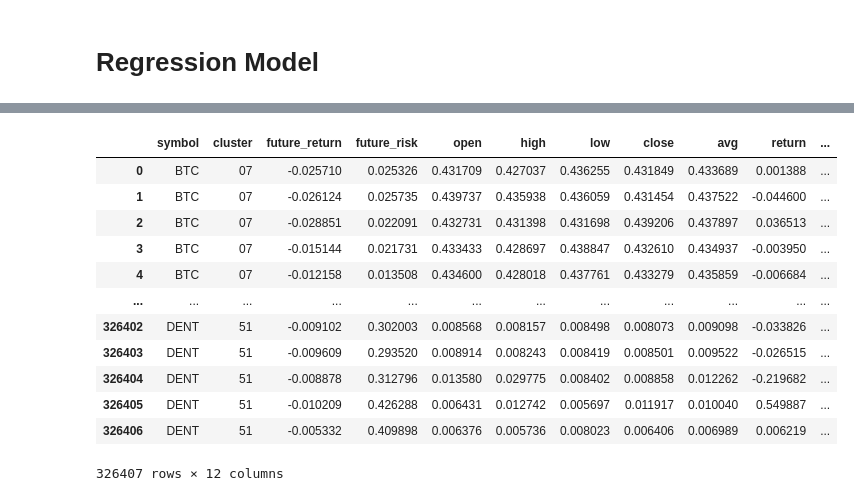
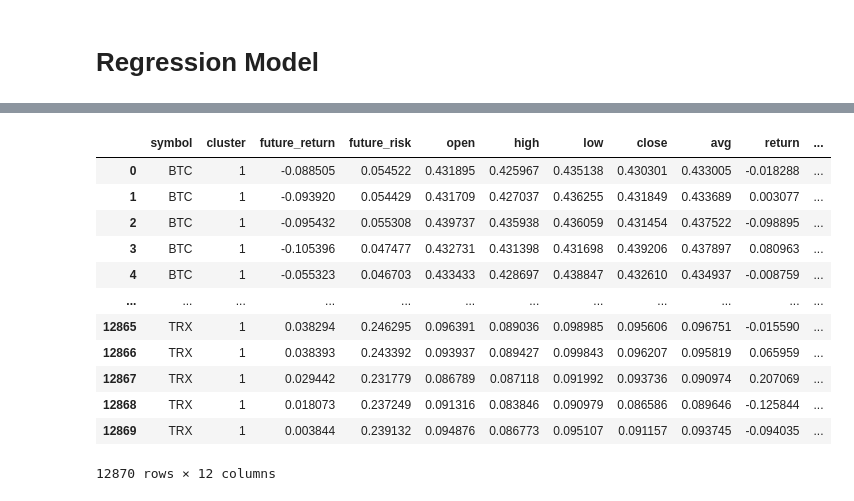
Before and after one commit to AleeRezaa/portfolio-selection-using-ml, a Jupyter notebook: Model/main.ipynb, the cells around one changed output, grey strips where cells are left out. Saved outputs shown, nothing was run; the diff lists cells and outputs as text; code cells hidden in the pictures.

```diff
--- a/Model/main.ipynb
+++ b/Model/main.ipynb
@@ -32,7 +44,7 @@ historical_data.head()
 # %% [markdown]
 # Clustering Model
 # %%
-return_data = clustering_model.load_return_data(historical_data)
+return_data = clustering_model.load_return_data(historical_data, update_clustering_model)
 print(return_data.shape)
 return_data.head()
 # %% [output]
@@ -47,5 +58,5 @@ return_data.head()
 # %%
-clusters_data = clustering_model.load_clusters_data(return_data)
+clusters_data = clustering_model.load_clusters_data(return_data, update_clustering_model)
 print(clusters_data['cluster'].unique().shape)
 clusters_data.head()
 # %% [output]
@@ -68,3 +79,0 @@ days = 30  #TODO: add to config
-# %%
-clusters_data['cluster'] = clusters_data['cluster'].map('{:02}'.format)
-clusters_data
@@ -107,7 +102,7 @@ regression_data
 # %%
-regression_data['future_return'] = ((1 + regression_data['return']).rolling(window=days).apply(np.prod, raw=True) - 1).shift(1)
-regression_data['future_risk'] = regression_data['return'].rolling(window=days).agg(np.var)
-regression_data.loc[regression_data.groupby('symbol').cumcount() < days, ['future_return', 'future_risk']] = np.nan
+regression_data['future_return'] = ((1 + regression_data['return']).rolling(window=future_days).apply(np.prod, raw=True) - 1).shift(1)
+regression_data['future_risk'] = regression_data['return'].rolling(window=future_days).agg(np.var)
+regression_data.loc[regression_data.groupby('symbol').cumcount() < future_days, ['future_return', 'future_risk']] = np.nan
 regression_data.dropna(inplace=True)  # subset='future_return'
 regression_data.reset_index(drop=True, inplace=True)
 regression_data
@@ -150,23 +145,24 @@ regression_max_data
 # %%
 regression_normalized_data = regression_data[['future_return', 'future_risk', 'open', 'high', 'low', 'close', 'avg', 'return', 'volume', 'marketcap']] / regression_max_data[['future_return', 'future_risk', 'open', 'high', 'low', 'close', 'avg', 'return', 'volume', 'marketcap']]
 regression_normalized_data = regression_data[['symbol', 'cluster']].join(
     regression_normalized_data
 )
-regression_normalized_data  # TODO: add date?
+regression_normalized_data['cluster'] = regression_normalized_data['cluster'].astype('str')
+regression_normalized_data  # TODO: add date
 # %% [output]
 |  | symbol | cluster | future_return | future_risk | open | high | low | close | avg | return | ... |
-| 0 | BTC | 07 | -0.025710 | 0.025326 | 0.431709 | 0.427037 | 0.436255 | 0.431849 | 0.433689 | 0.001388 | ... |
-| 1 | BTC | 07 | -0.026124 | 0.025735 | 0.439737 | 0.435938 | 0.436059 | 0.431454 | 0.437522 | -0.044600 | ... |
-| 2 | BTC | 07 | -0.028851 | 0.022091 | 0.432731 | 0.431398 | 0.431698 | 0.439206 | 0.437897 | 0.036513 | ... |
-| 3 | BTC | 07 | -0.015144 | 0.021731 | 0.433433 | 0.428697 | 0.438847 | 0.432610 | 0.434937 | -0.003950 | ... |
-| 4 | BTC | 07 | -0.012158 | 0.013508 | 0.434600 | 0.428018 | 0.437761 | 0.433279 | 0.435859 | -0.006684 | ... |
+| 0 | BTC | 1 | -0.088505 | 0.054522 | 0.431895 | 0.425967 | 0.435138 | 0.430301 | 0.433005 | -0.018288 | ... |
+| 1 | BTC | 1 | -0.093920 | 0.054429 | 0.431709 | 0.427037 | 0.436255 | 0.431849 | 0.433689 | 0.003077 | ... |
+| 2 | BTC | 1 | -0.095432 | 0.055308 | 0.439737 | 0.435938 | 0.436059 | 0.431454 | 0.437522 | -0.098895 | ... |
+| 3 | BTC | 1 | -0.105396 | 0.047477 | 0.432731 | 0.431398 | 0.431698 | 0.439206 | 0.437897 | 0.080963 | ... |
+| 4 | BTC | 1 | -0.055323 | 0.046703 | 0.433433 | 0.428697 | 0.438847 | 0.432610 | 0.434937 | -0.008759 | ... |
 | ... | ... | ... | ... | ... | ... | ... | ... | ... | ... | ... | ... |
-| 326402 | DENT | 51 | -0.009102 | 0.302003 | 0.008568 | 0.008157 | 0.008498 | 0.008073 | 0.009098 | -0.033826 | ... |
-| 326403 | DENT | 51 | -0.009609 | 0.293520 | 0.008914 | 0.008243 | 0.008419 | 0.008501 | 0.009522 | -0.026515 | ... |
-| 326404 | DENT | 51 | -0.008878 | 0.312796 | 0.013580 | 0.029775 | 0.008402 | 0.008858 | 0.012262 | -0.219682 | ... |
-| 326405 | DENT | 51 | -0.010209 | 0.426288 | 0.006431 | 0.012742 | 0.005697 | 0.011917 | 0.010040 | 0.549887 | ... |
-| 326406 | DENT | 51 | -0.005332 | 0.409898 | 0.006376 | 0.005736 | 0.008023 | 0.006406 | 0.006989 | 0.006219 | ... |
+| 12865 | TRX | 1 | 0.038294 | 0.246295 | 0.096391 | 0.089036 | 0.098985 | 0.095606 | 0.096751 | -0.015590 | ... |
+| 12866 | TRX | 1 | 0.038393 | 0.243392 | 0.093937 | 0.089427 | 0.099843 | 0.096207 | 0.095819 | 0.065959 | ... |
+| 12867 | TRX | 1 | 0.029442 | 0.231779 | 0.086789 | 0.087118 | 0.091992 | 0.093736 | 0.090974 | 0.207069 | ... |
+| 12868 | TRX | 1 | 0.018073 | 0.237249 | 0.091316 | 0.083846 | 0.090979 | 0.086586 | 0.089646 | -0.125844 | ... |
+| 12869 | TRX | 1 | 0.003844 | 0.239132 | 0.094876 | 0.086773 | 0.095107 | 0.091157 | 0.093745 | -0.094035 | ... |
-326407 rows × 12 columns
+12870 rows × 12 columns
 # %%
 regression_normalized_data = pd.get_dummies(regression_normalized_data)
 regression_normalized_data
```
Also changed, not shown: parts of 19 cells of this notebook, 3 other files.
